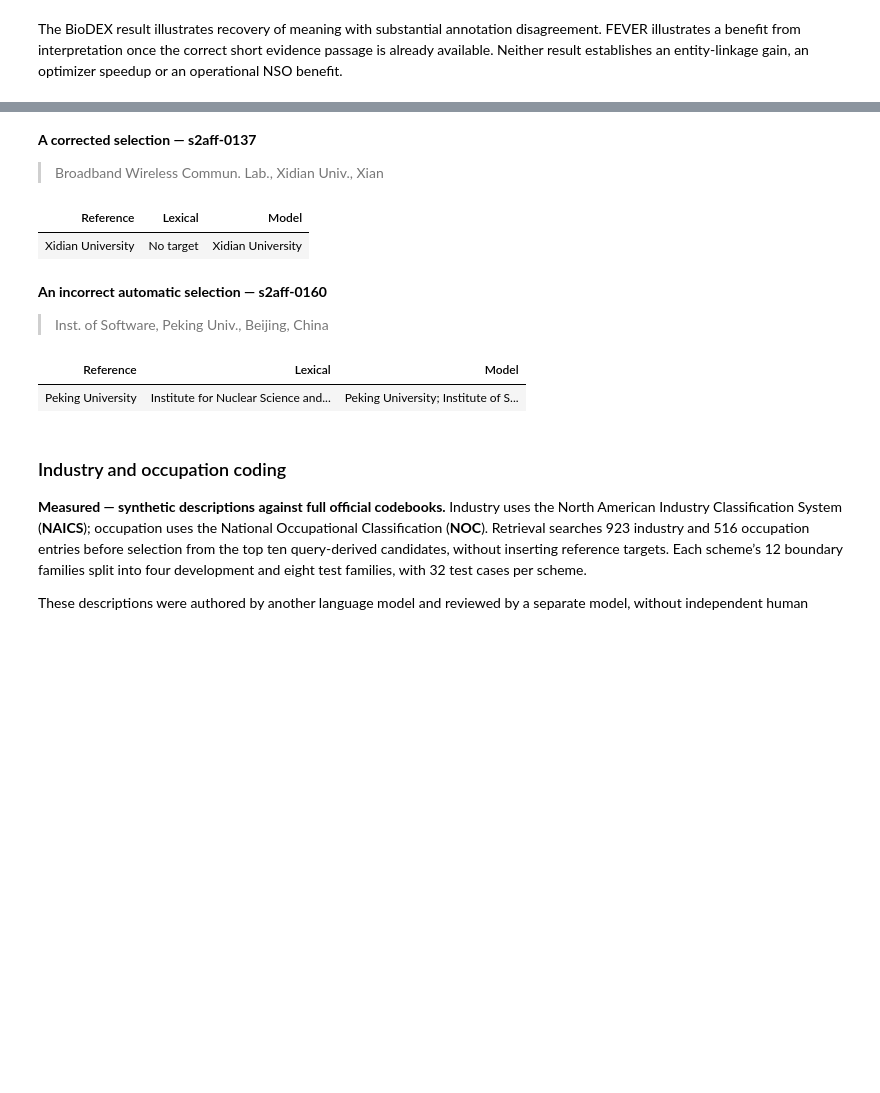
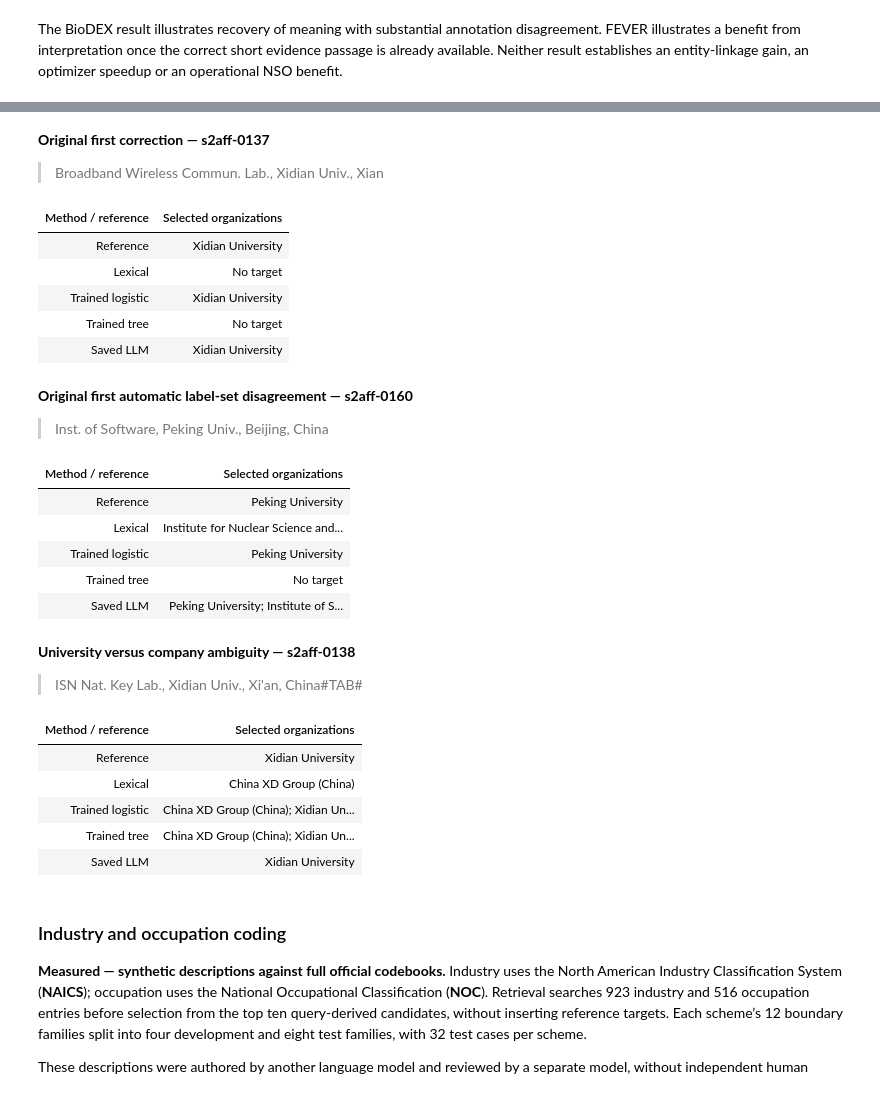
Before and after one commit to hananather/LLM-notes, a Jupyter notebook: LLM_basics/record-linkage-with-semantic-operators.ipynb, the cells around one changed output, grey strips where cells are left out. Saved outputs shown, nothing was run; the diff lists cells and outputs as text; code cells hidden in the pictures; blank space fills up the shorter version.

```diff
--- a/LLM_basics/record-linkage-with-semantic-operators.ipynb
+++ b/LLM_basics/record-linkage-with-semantic-operators.ipynb
@@ -835,20 +875,47 @@ The first saved correction and incorrect automatic selection by case ID are show
 # %%
 import html
+ror_names={x['id']:x['name'] for x in json.loads((ROOT/'data/linkage/s2aff-candidate-registry.json').read_text())}
+affiliation_cases={x['id']:x for x in json.loads((ROOT/'results/analysis/linkage-test-cases.json').read_text())}
 def target_names(items):
     return '; '.join(x.get('name') or x['id'] for x in items) or 'No target'
-for category,label in [('corrected','A corrected selection'),('wrong_automatic','An incorrect automatic selection')]:
-    x=report['linkage']['test']['examples'][category]
-    display(HTML(f"<p><b>{label} — {x['id']}</b></p><blockquote>{html.escape(x['text'])}</blockquote>"))
-    table([{'Reference':target_names(x['reference_targets']), 'Lexical':target_names(x['baseline_targets']), 'Model':target_names(x['model_targets'])}])
+def trained_names(key,case_id):
+    return '; '.join(ror_names[t] for t in value_predictions['arms'][key][case_id]) or 'No target'
+example_specs=[(report['linkage']['test']['examples']['corrected']['id'],'Original first correction'),
+               (report['linkage']['test']['examples']['wrong_automatic']['id'],'Original first automatic label-set disagreement'),
+               ('s2aff-0138','University versus company ambiguity')]
+for case_id,label in example_specs:
+    x=affiliation_cases[case_id]
+    display(HTML(f"<p><b>{label} — {case_id}</b></p><blockquote>{html.escape(x['text'])}</blockquote>"))
+    table([{'Method / reference':method, 'Selected organizations':targets} for method,targets in [
+        ('Reference',target_names(x['reference_targets'])), ('Lexical',target_names(x['baseline_targets'])),
+        ('Trained logistic',trained_names('logistic',case_id)),
+        ('Trained tree',trained_names(value['primary_model'],case_id)),
+        ('Saved LLM',target_names(x['model_targets']))]])
 # %% [output]
-A corrected selection — s2aff-0137
+Original first correction — s2aff-0137
 Broadband Wireless Commun. Lab., Xidian Univ., Xian
-| Reference | Lexical | Model |
-| Xidian University | No target | Xidian University |
+| Method / reference | Selected organizations |
+| Reference | Xidian University |
+| Lexical | No target |
+| Trained logistic | Xidian University |
+| Trained tree | No target |
+| Saved LLM | Xidian University |
-An incorrect automatic selection — s2aff-0160
+Original first automatic label-set disagreement — s2aff-0160
 Inst. of Software, Peking Univ., Beijing, China
-| Reference | Lexical | Model |
-| Peking University | Institute for Nuclear Science and... | Peking University; Institute of S... |
+| Method / reference | Selected organizations |
+| Reference | Peking University |
+| Lexical | Institute for Nuclear Science and... |
+| Trained logistic | Peking University |
+| Trained tree | No target |
+| Saved LLM | Peking University; Institute of S... |
+University versus company ambiguity — s2aff-0138
+ISN Nat. Key Lab., Xidian Univ., Xi'an, China#TAB#
+| Method / reference | Selected organizations |
+| Reference | Xidian University |
+| Lexical | China XD Group (China) |
+| Trained logistic | China XD Group (China); Xidian Un... |
+| Trained tree | China XD Group (China); Xidian Un... |
+| Saved LLM | Xidian University |
 # %% [markdown]
 ### Industry and occupation coding
 
```
Also changed, not shown: parts of 8 cells of this notebook, 18 other files.
